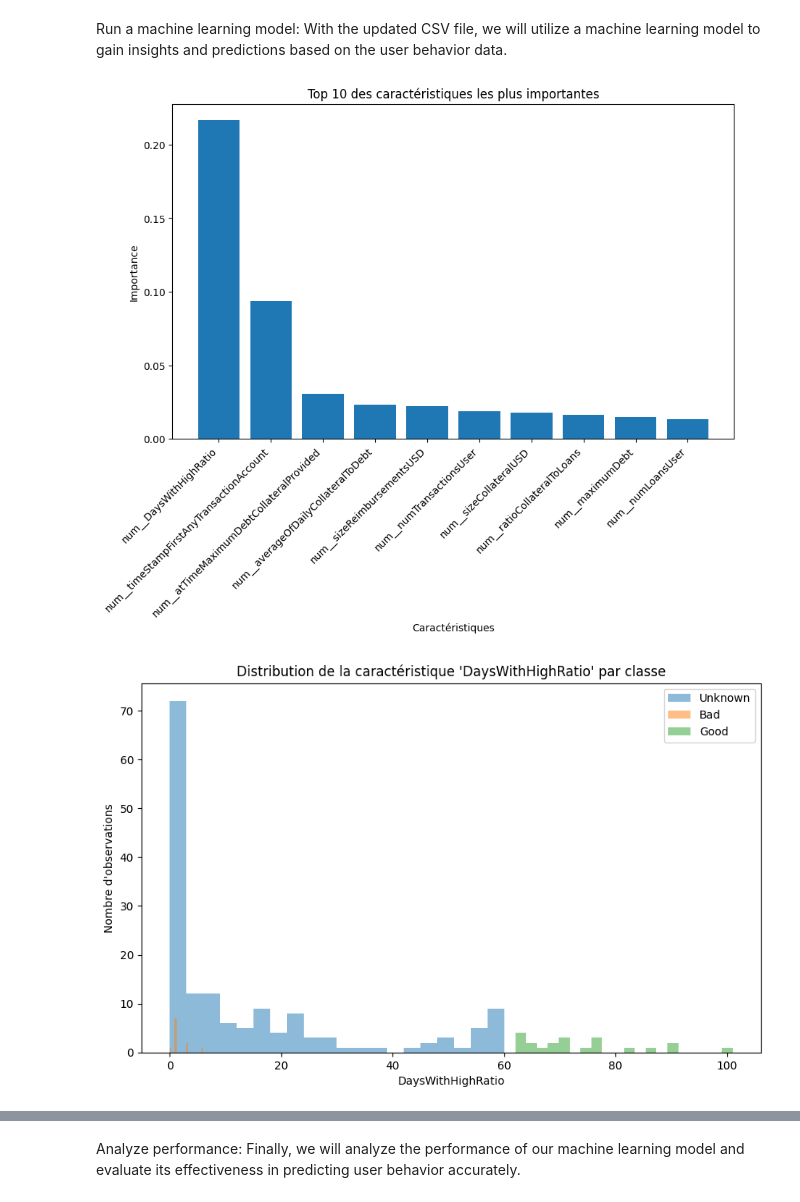
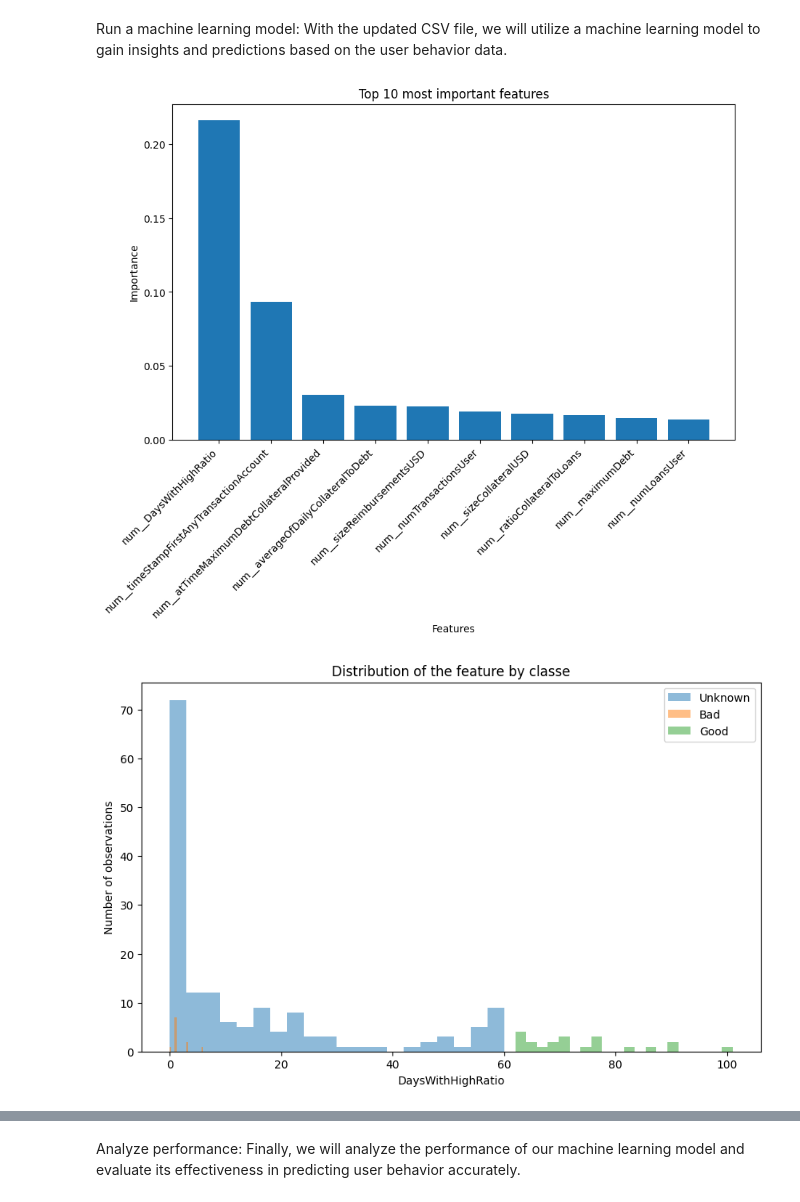
Before and after one commit to Raph3103/projet, a Jupyter notebook: Copie_de_Low_Collateral_Blockchain_Project.ipynb, the cells around one changed output, grey strips where cells are left out. Cells and saved outputs as stored; diff of their text form; code cells hidden in the pictures.

```diff
--- a/Copie_de_Low_Collateral_Blockchain_Project.ipynb
+++ b/Copie_de_Low_Collateral_Blockchain_Project.ipynb
@@ -223,7 +223,6 @@ def user_class_distribution(data: pd.DataFrame):
 
     fig.show()
 # %%
-
 import pandas as pd
 from sklearn.model_selection import train_test_split
 from sklearn.neighbors import KNeighborsClassifier
@@ -329,10 +328,10 @@ sorted_feature_names = feature_names_transformed[sorted_indices]
 
 # Afficher les 10 caractéristiques les plus importantes
 plt.figure(figsize=(10, 6))
-plt.title("Top 10 des caractéristiques les plus importantes")
+plt.title("Top 10 most important features")
 plt.bar(range(10), sorted_feature_importances[:10], align='center')
 plt.xticks(range(10), sorted_feature_names[:10], rotation=45, ha='right')
-plt.xlabel('Caractéristiques')
+plt.xlabel('Features')
 plt.ylabel('Importance')
 plt.show()
 
@@ -348,9 +347,9 @@ for class_name in data_cleaned['user_class'].unique():
     subset = data_cleaned[data_cleaned['user_class'] == class_name]
     plt.hist(subset[original_feature_name], bins=20, alpha=0.5, label=class_name)
 
-plt.title(f"Distribution de la caractéristique '{original_feature_name}' par classe")
+plt.title(f"Distribution of the feature by classe")
 plt.xlabel(original_feature_name)
-plt.ylabel('Nombre d\'observations')
+plt.ylabel('Number of observations')
 plt.legend()
 plt.show()
 
@@ -377,9 +376,9 @@ for class_name in data_cleaned['user_class'].unique():
     subset = data_cleaned[data_cleaned['user_class'] == class_name]
     plt.hist(subset['DaysWithHighRatio'], bins=20, alpha=0.5, label=class_name)
 
-plt.title("Distribution de 'DaysWithHighRatio' par Classe")
+plt.title("Distribution of 'DaysWithHighRatio' by Classe")
 plt.xlabel('DaysWithHighRatio')
-plt.ylabel('Nombre d\'Observations')
+plt.ylabel('Nombre of Observations')
 plt.legend()
 plt.show()
 
@@ -387,43 +386,43 @@ plt.show()
 from sklearn.metrics import ConfusionMatrixDisplay
 
 ConfusionMatrixDisplay.from_predictions(y_test_reduced_final, y_pred_reduced_final)
-plt.title('Matrice de Confusion pour le Modèle')
+plt.title('Confusion matrix for the model')
 plt.show()
 
 # Graphique de l'importance des caractéristiques
 plt.figure(figsize=(10, 6))
-plt.title("Importance des Caractéristiques (Top 10)")
+plt.title("Feature Importance (Top 10)")
 plt.bar(range(10), sorted_feature_importances[:10], align='center')
 plt.xticks(range(10), sorted_feature_names[:10], rotation=45, ha='right')
-plt.xlabel('Caractéristiques')
+plt.xlabel('Features')
 plt.ylabel('Importance')
 plt.show()
 # #print(df.describe())
 # df = df.drop(columns=['Unnamed: 0'])
 # #df = df.drop(columns=['Calendar'])
 # for col in ['timeStampsSupplyCollateral', 'timeStampsLoans', 'timeStampsReimbursement', 'timeStampsWithdrawCollateral','maximumDebt', 'atTimeMaximumDebtCollateralProvided']:
 #     df= df.drop(columns=col)
 
 # rows_with_nan = df[df.isna().any(axis=1)]
 
 # df.dropna()
 # df['LoanRepaidxPercentInLastyMonths'] = df['LoanRepaidxPercentInLastyMonths'].astype(int)
 # le = preprocessing.LabelEncoder()
 # df['MostFrequentTransactionTimeOfDay'] = le.fit_transform(df['MostFrequentTransactionTimeOfDay'])
 # df['user_class'] = le.fit_transform(df['user_class'])
 # #print(df.describe())
 # scaler = StandardScaler()
 # num_cols = ['sizeLoansUSD', 'sizeCollateralUSD', 'sizeReimbursementsUSD', 'numLoansUser', 'ratioCollateralToLoans', 'averageOfDailyCollateralToDebt', 'numTransactionsUser', 'DaysWithHighRatio']
 # df[num_cols] = scaler.fit_transform(df[num_cols])
 # for cols in ['DaysWithHighRatio','timeStampFirstAnyTransactionAccount','LoanRepaidxPercentInLastyMonths']:
 #   df = df.drop(columns=cols)
 # X = df.drop('user_class', axis=1)
 # y = df['user_class']
 
 # #print(X.head())
 # X_train, X_test, y_train, y_test = train_test_split(X, y, test_size=0.25, random_state=42)
 # X_train = X_train.dropna()
 # y_train = y_train[X_train.index]
 # %% [output]
-[figure, old version]
+[figure, new version]
-[figure, old version]
+[figure, new version]
```
Also changed, not shown: parts of 5 cells of this notebook.
